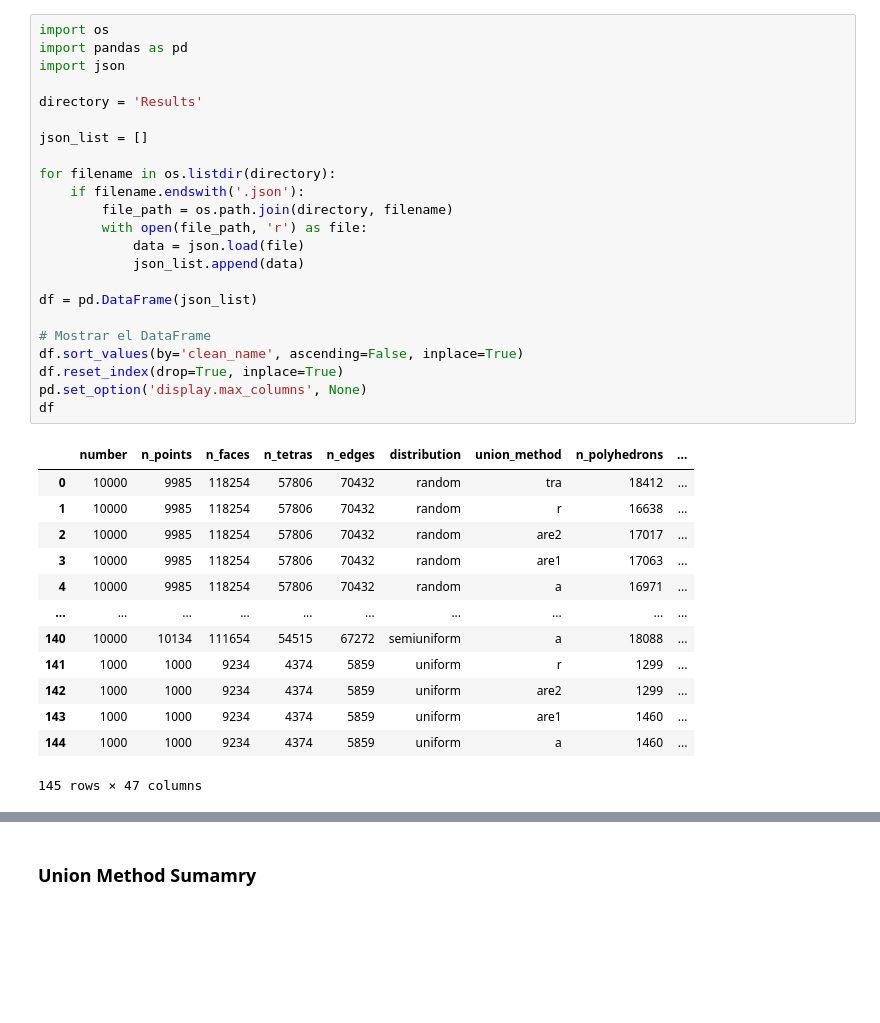
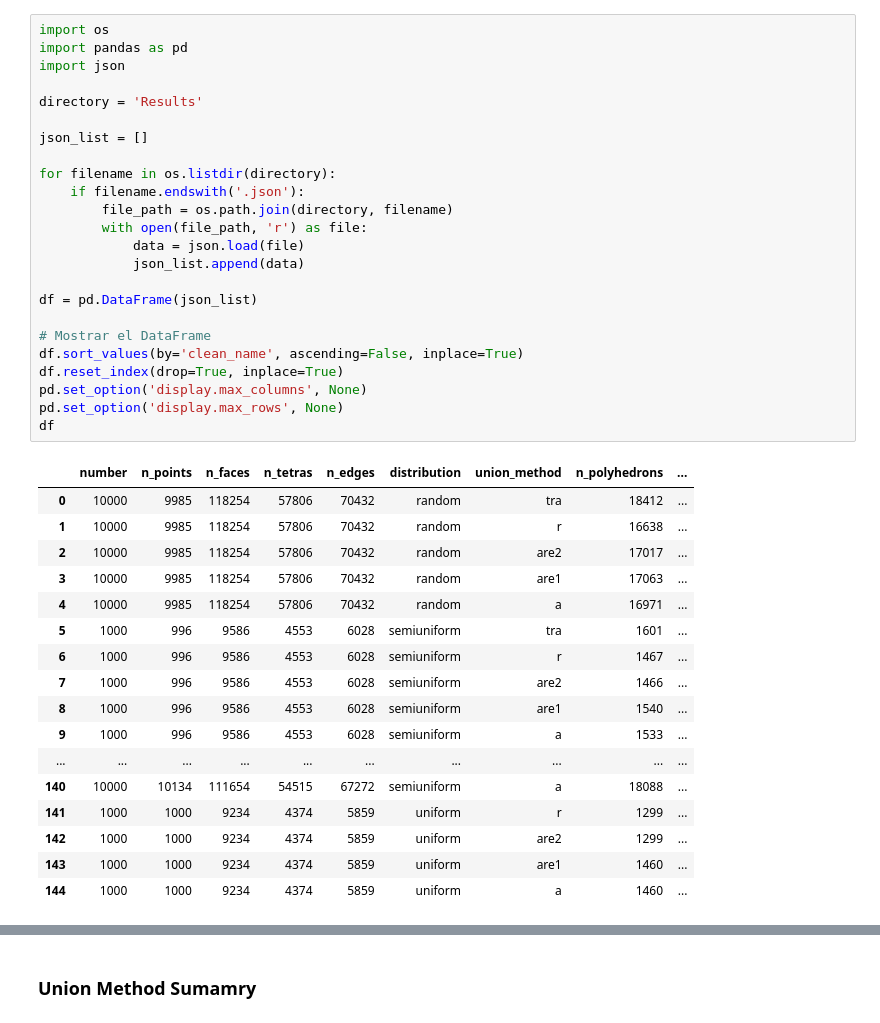
Before and after one commit to Magdalena-Alvarez/3D-Polylla, a Jupyter notebook: Experiments/experiments_analysis.ipynb, the cells around one changed output, grey strips where cells are left out. Drawn from its saved outputs; the diff is of its cells as text; blank space fills up the shorter version.

```diff
--- a/Experiments/experiments_analysis.ipynb
+++ b/Experiments/experiments_analysis.ipynb
@@ -1,40 +1,45 @@
 # %%
 import os
 import pandas as pd
 import json
 
 directory = 'Results'
 
 json_list = []
 
 for filename in os.listdir(directory):
     if filename.endswith('.json'):
         file_path = os.path.join(directory, filename)
         with open(file_path, 'r') as file:
             data = json.load(file)
             json_list.append(data)
 
 df = pd.DataFrame(json_list)
 
 # Mostrar el DataFrame
 df.sort_values(by='clean_name', ascending=False, inplace=True)
 df.reset_index(drop=True, inplace=True)
 pd.set_option('display.max_columns', None)
+pd.set_option('display.max_rows', None)
 df
 # %% [output]
 |  | number | n_points | n_faces | n_tetras | n_edges | distribution | union_method | n_polyhedrons | ... |
 | 0 | 10000 | 9985 | 118254 | 57806 | 70432 | random | tra | 18412 | ... |
 | 1 | 10000 | 9985 | 118254 | 57806 | 70432 | random | r | 16638 | ... |
 | 2 | 10000 | 9985 | 118254 | 57806 | 70432 | random | are2 | 17017 | ... |
 | 3 | 10000 | 9985 | 118254 | 57806 | 70432 | random | are1 | 17063 | ... |
 | 4 | 10000 | 9985 | 118254 | 57806 | 70432 | random | a | 16971 | ... |
+| 5 | 1000 | 996 | 9586 | 4553 | 6028 | semiuniform | tra | 1601 | ... |
+| 6 | 1000 | 996 | 9586 | 4553 | 6028 | semiuniform | r | 1467 | ... |
+| 7 | 1000 | 996 | 9586 | 4553 | 6028 | semiuniform | are2 | 1466 | ... |
+| 8 | 1000 | 996 | 9586 | 4553 | 6028 | semiuniform | are1 | 1540 | ... |
+| 9 | 1000 | 996 | 9586 | 4553 | 6028 | semiuniform | a | 1533 | ... |
 | ... | ... | ... | ... | ... | ... | ... | ... | ... | ... |
 | 140 | 10000 | 10134 | 111654 | 54515 | 67272 | semiuniform | a | 18088 | ... |
 | 141 | 1000 | 1000 | 9234 | 4374 | 5859 | uniform | r | 1299 | ... |
 | 142 | 1000 | 1000 | 9234 | 4374 | 5859 | uniform | are2 | 1299 | ... |
 | 143 | 1000 | 1000 | 9234 | 4374 | 5859 | uniform | are1 | 1460 | ... |
 | 144 | 1000 | 1000 | 9234 | 4374 | 5859 | uniform | a | 1460 | ... |
-145 rows × 47 columns
 # %%
 # TODO: poner bien polyhedron
 New_names = {
```
Also changed, not shown: parts of 8 cells of this notebook, 3 other files.
